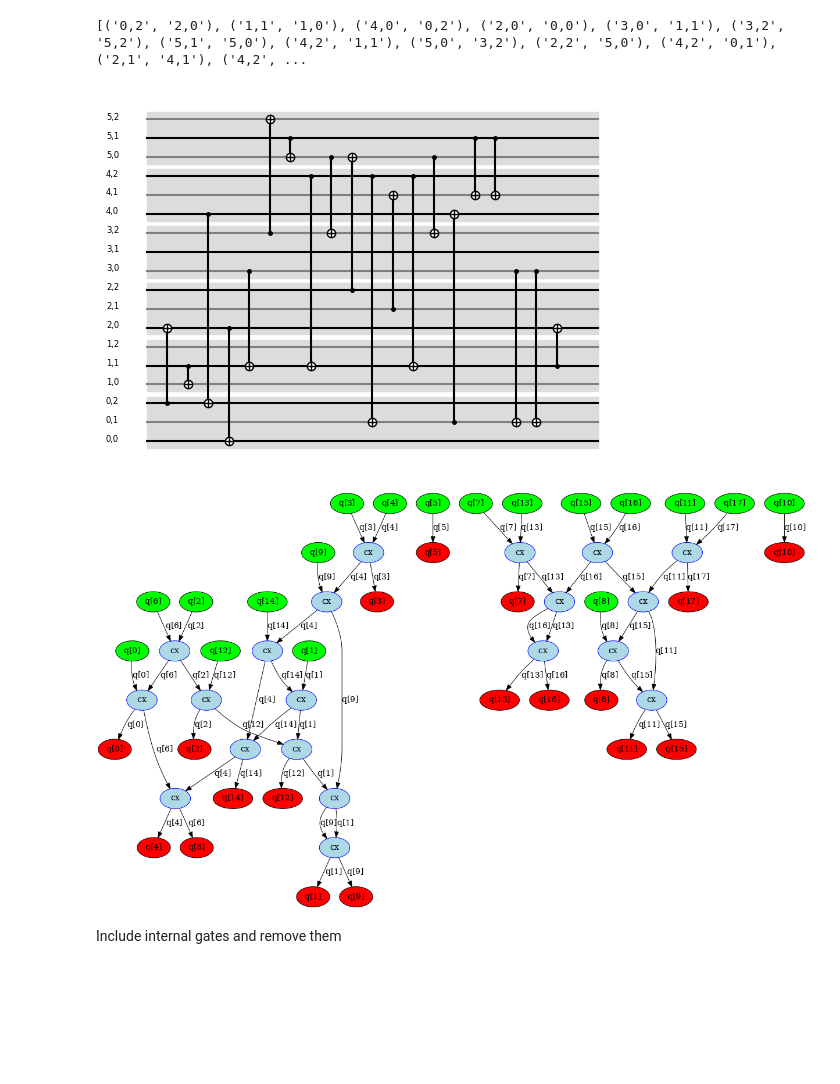
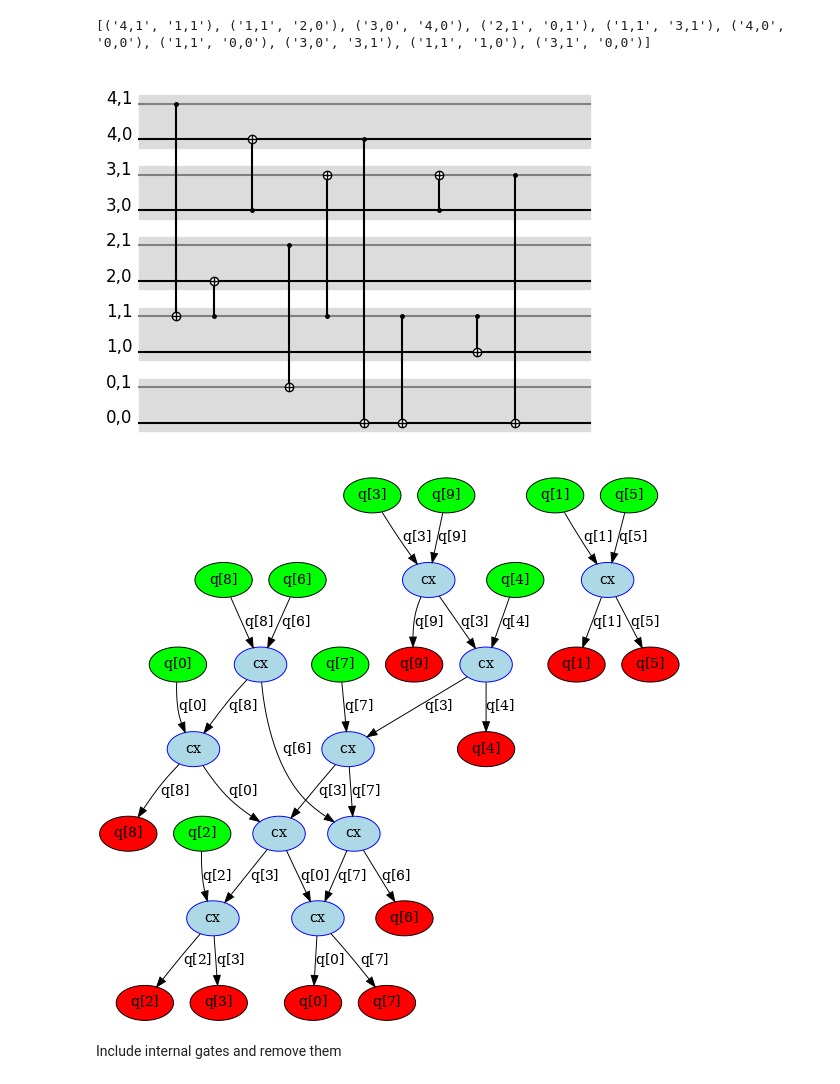
Before and after one commit to hassan-shap/QswitchNet, a Jupyter notebook: compile_hybrid.ipynb, the cells around one changed output. Saved outputs shown, nothing was run; the diff lists cells and outputs as text; code cells hidden in the pictures; blank space fills up the shorter version.

```diff
--- a/compile_hybrid.ipynb
+++ b/compile_hybrid.ipynb
@@ -21,7 +21,7 @@ def qpu_plot(qubit_list,num_nodes,gate_pos,gate_final_pos):
             plt.plot([gate_pos-step,gate_final_pos],[i_q,i_q],"k")
         else:
             plt.plot([gate_pos-step,gate_final_pos],[i_q,i_q],color="gray")
-        plt.text(-3,i_q, qubit, fontsize=6)
+        plt.text(-3,i_q, qubit, fontsize=12)
 
 def circuit_plot(gate_pos,gate_seq):
     # gate_pos = 0
@@ -38,11 +38,11 @@ def circuit_plot(gate_pos,gate_seq):
     # plt.axis("off")
     # plt.show()
 # %%
-node_list = range(6)
-qubits_per_node = 3
+node_list = range(5)
+qubits_per_node = 2
 num_nodes = len(node_list)
 num_qubits = num_nodes * qubits_per_node
-num_gates = 20
+num_gates = 10
 
 # Q = nx.Graph()
 # Q.add_nodes_from(node_list)
@@ -55,37 +55,37 @@ for node in node_list:
 connections = []
 for i in range(num_qubits):
     for j in range(i+1,num_qubits):
         if np.random.rand() > 0.5:
             connections.append((qubit_list[i],qubit_list[j]))
         else:
             connections.append((qubit_list[j],qubit_list[i]))
 
 # print(qubit_list)
 gate_seq = random.choices(connections, k=num_gates)
 print(gate_seq)
 
 gate_pos = 0
-step = 1
+step = 1.6
 gate_final_pos = gate_pos+ (1+num_gates)*step
 qpu_plot(qubit_list,num_nodes,gate_pos,gate_final_pos)
 circuit_plot(gate_pos,gate_seq)
 plt.axis("off")
 plt.show()
 
 qubit_nx_to_qiskit = {qubit: idx for idx, qubit in enumerate(qubit_list)}
 qiskit_q_list = QuantumRegister(num_qubits, "q")
 circ = QuantumCircuit(qiskit_q_list)
 
 for g in gate_seq:
     circ.cx(qubit_nx_to_qiskit[g[0]], qubit_nx_to_qiskit[g[1]])
 # print(circ)
 
 dag = circuit_to_dag(circ)
 dag_drawer(dag)
 # %% [output]
-[('0,2', '2,0'), ('1,1', '1,0'), ('4,0', '0,2'), ('2,0', '0,0'), ('3,0', '1,1'), ('3,2', '5,2'), ('5,1', '5,0'), ('4,2', '1,1'), ('5,0', '3,2'), ('2,2', '5,0'), ('4,2', '0,1'), ('2,1', '4,1'), ('4,2', ...
+[('4,1', '1,1'), ('1,1', '2,0'), ('3,0', '4,0'), ('2,1', '0,1'), ('1,1', '3,1'), ('4,0', '0,0'), ('1,1', '0,0'), ('3,0', '3,1'), ('1,1', '1,0'), ('3,1', '0,0')]
-[figure, old version]
+[figure, new version]
-[figure, old version]
+[figure, new version]
 # %% [markdown]
 Include internal gates and remove them
 # %%
```
Also changed, not shown: parts of 2 cells of this notebook, 5 other files.
